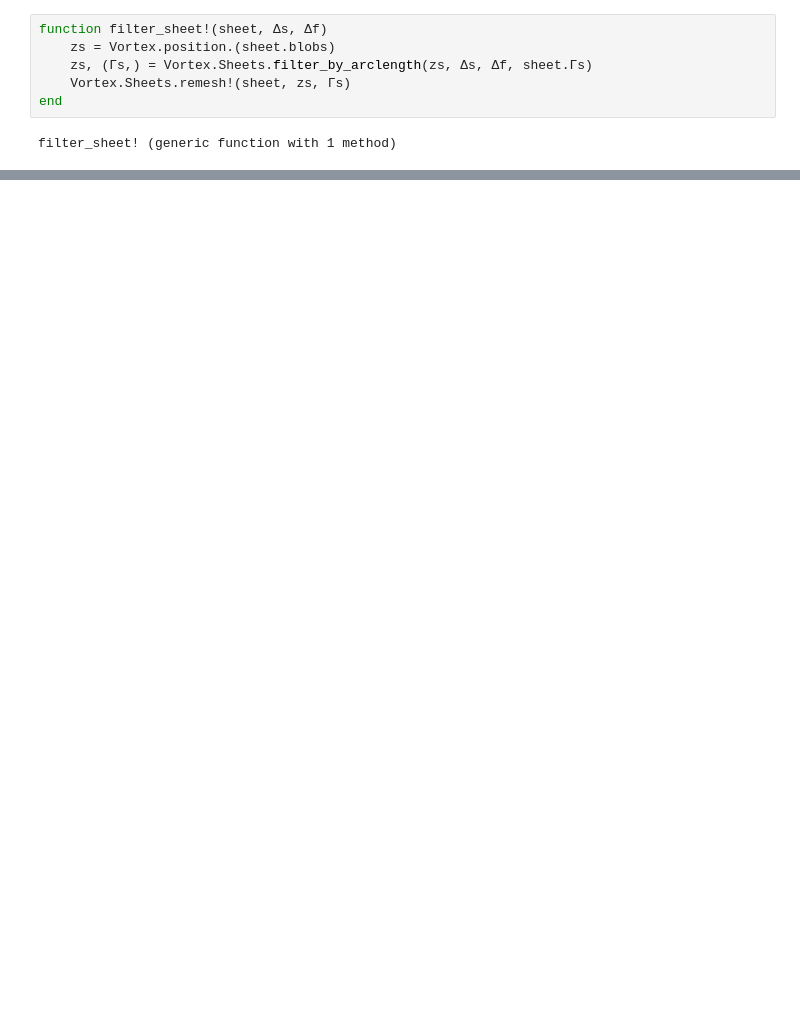
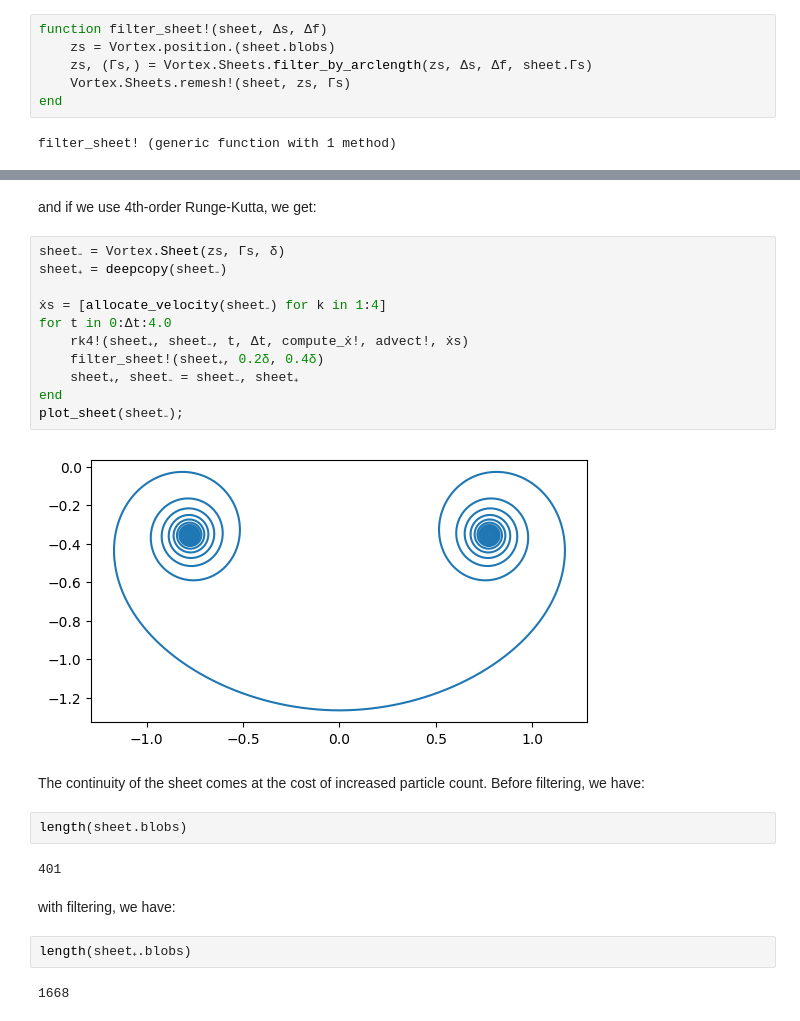
Before and after one commit to darwindarak/PotentialFlow.jl, a Jupyter notebook: examples/Vortex Sheet Roll-up.ipynb, the cells around one changed output, grey strips where cells are left out. Cells and saved outputs as stored; diff of their text form; blank space fills up the shorter version.

```diff
--- a/examples/Vortex Sheet Roll-up.ipynb
+++ b/examples/Vortex Sheet Roll-up.ipynb
@@ -75,0 +98,27 @@ plot_sheet(sheet);
+# %% [markdown]
+and if we use 4th-order Runge-Kutta, we get:
+# %%
+sheet₋ = Vortex.Sheet(zs, Γs, δ)
+sheet₊ = deepcopy(sheet₋)
+
+ẋs = [allocate_velocity(sheet₋) for k in 1:4]
+for t in 0:Δt:4.0
+    rk4!(sheet₊, sheet₋, t, Δt, compute_ẋ!, advect!, ẋs)
+    filter_sheet!(sheet₊, 0.2δ, 0.4δ)
+    sheet₊, sheet₋ = sheet₋, sheet₊
+end
+plot_sheet(sheet₋);
+# %% [output]
+[figure, added]
+# %% [markdown]
+The continuity of the sheet comes at the cost of increased particle count.  Before filtering, we have:
+# %%
+length(sheet.blobs)
+# %% [output]
+401
+# %% [markdown]
+with filtering, we have:
+# %%
+length(sheet₊.blobs)
+# %% [output]
+1668
```
Also changed, not shown: parts of 14 cells of this notebook, 8 other files.
